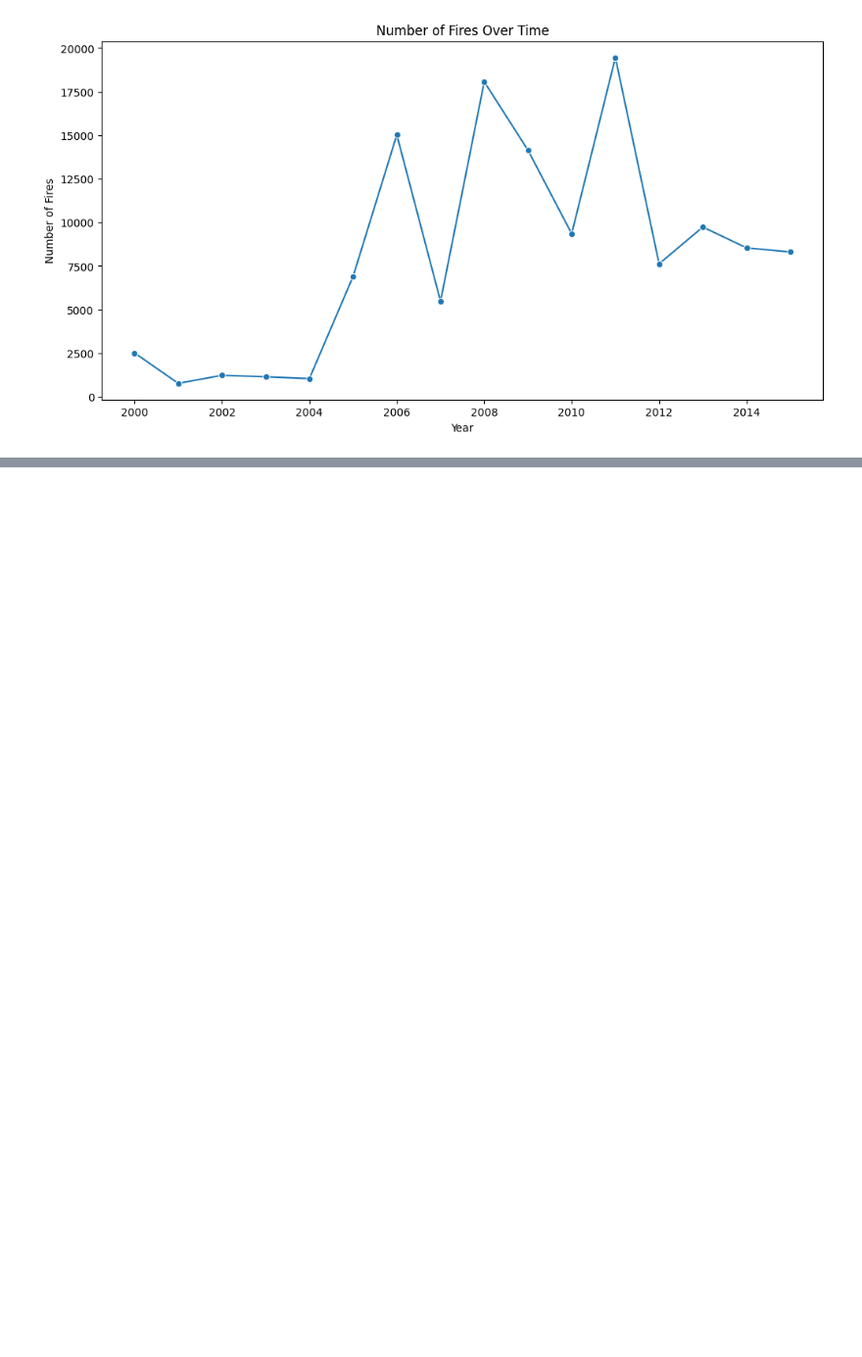
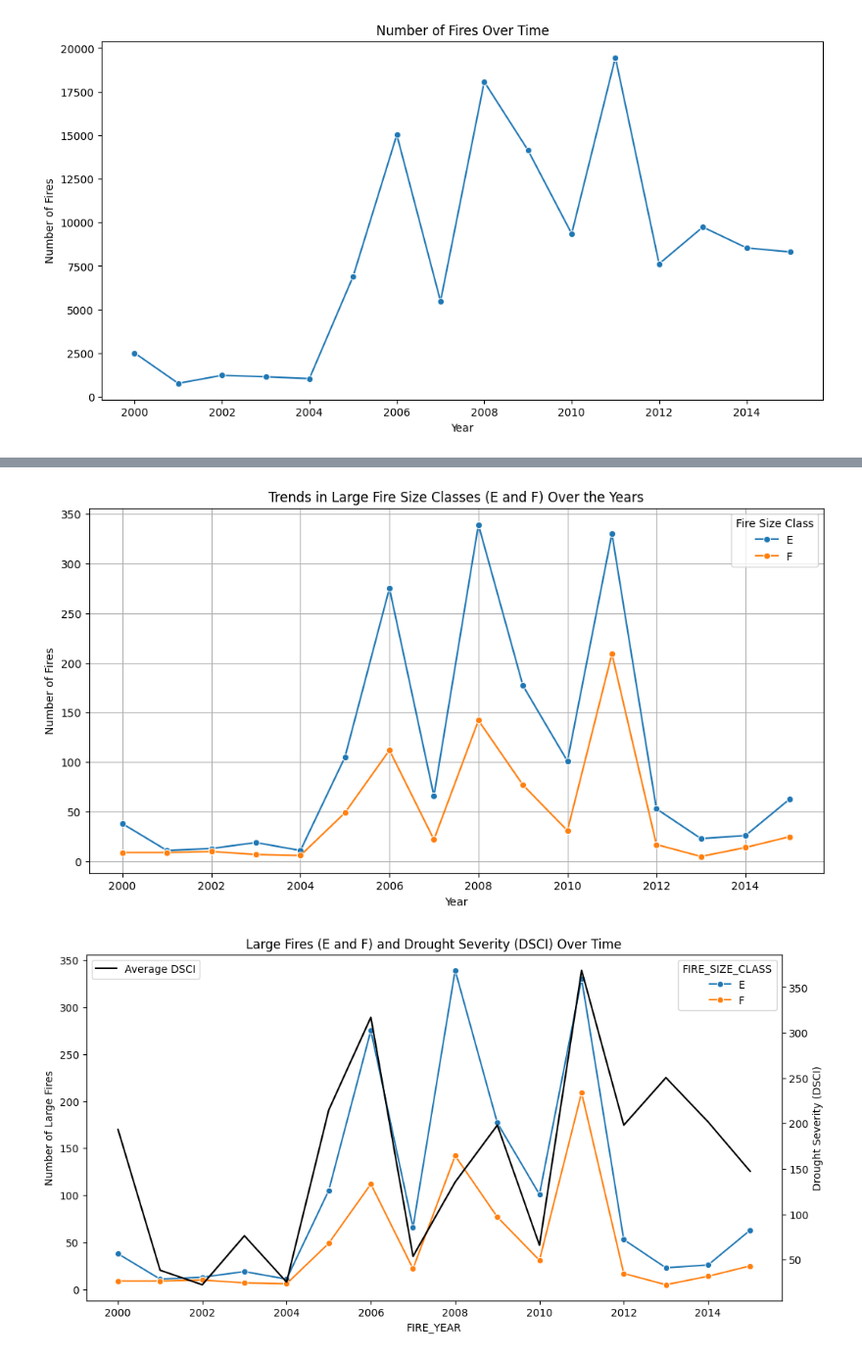
Before and after one commit to J0bster/forestfires_usa, a Jupyter notebook: Job/plot.ipynb, the cells around one changed output, grey strips where cells are left out. Shown at 98% size. Saved outputs shown, nothing was run; the diff lists cells and outputs as text; code cells hidden in the pictures; blank space fills up the shorter version.

```diff
--- a/Job/plot.ipynb
+++ b/Job/plot.ipynb
@@ -134,0 +131,42 @@ plt.show()
+# %%
+# Filter for larger fire size classes (E and F, based on size)
+large_fires = texas_fires_with_drought_and_fips[texas_fires_with_drought_and_fips['FIRE_SIZE_CLASS'].isin(['E', 'F'])]
+
+# Group by year and fire size class
+large_fires_by_year = large_fires.groupby(['FIRE_YEAR', 'FIRE_SIZE_CLASS']).size().reset_index(name='Fire_Count')
+
+# Plot
+plt.figure(figsize=(12, 6))
+sns.lineplot(data=large_fires_by_year, x='FIRE_YEAR', y='Fire_Count', hue='FIRE_SIZE_CLASS', marker='o')
+plt.title('Trends in Large Fire Size Classes (E and F) Over the Years')
+plt.xlabel('Year')
+plt.ylabel('Number of Fires')
+plt.legend(title='Fire Size Class')
+plt.grid(True)
+plt.show()
+
+
+# Group by year and calculate mean DSCI
+drought_by_year = texas_fires_with_drought_and_fips.groupby('FIRE_YEAR')['DSCI'].mean().reset_index()
+
+# Merge large fires and drought data
+large_fires_with_drought = pd.merge(large_fires_by_year, drought_by_year, on='FIRE_YEAR')
+
+# Plot with two y-axes (one for fire count, one for drought severity)
+fig, ax1 = plt.subplots(figsize=(12, 6))
+
+# Fire count plot
+sns.lineplot(data=large_fires_with_drought, x='FIRE_YEAR', y='Fire_Count', hue='FIRE_SIZE_CLASS', marker='o', ax=ax1)
+ax1.set_ylabel('Number of Large Fires')
+ax1.set_title('Large Fires (E and F) and Drought Severity (DSCI) Over Time')
+
+# Drought severity plot on secondary y-axis
+ax2 = ax1.twinx()
+sns.lineplot(data=large_fires_with_drought, x='FIRE_YEAR', y='DSCI', color='black', ax=ax2, label='Average DSCI')
+ax2.set_ylabel('Drought Severity (DSCI)')
+
+plt.legend(loc='upper left')
+plt.show()
+# %% [output]
+[figure, added]
+[figure, added]
```
Also changed, not shown: parts of 3 cells of this notebook, 19 other files.
